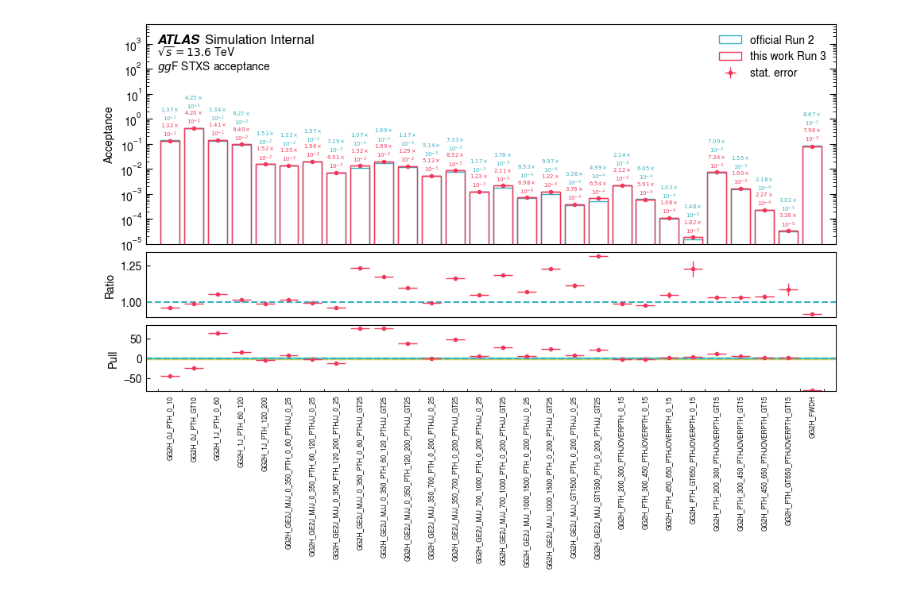
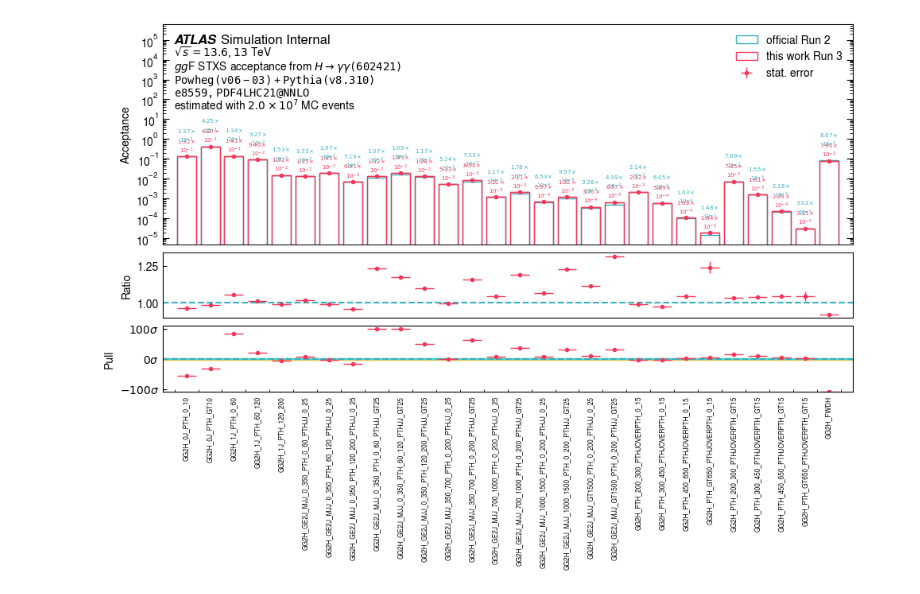
Before and after one commit to Dqixol/higgs_xs_determination, a Jupyter notebook: stxs_plot.ipynb, the cells around one changed output. Cells and saved outputs as stored; diff of their text form; code cells hidden in the pictures.

Commit message:
add counts and more stats

```diff
--- a/stxs_plot.ipynb
+++ b/stxs_plot.ipynb
@@ -1,9 +1,15 @@
 # %%
+def parse_scientific_split(float_number, precision=2):
+    float_str = f"{float_number:.{precision}e}"
+    base, exponent = float_str.split('e')
+    exponent = int(exponent)
+    return f'${base}\\times$\n' + '$10^{' + str(exponent) + '}$'
+
 def parse_scientific(float_number, precision=2):
     float_str = f"{float_number:.{precision}e}"
     base, exponent = float_str.split('e')
     exponent = int(exponent)
-    return f'${base}\\times$\n' + '$10^{' + str(exponent) + '}$'
+    return f'${base}\\times 10^{{{exponent}}}$'
 # %%
 import numpy as np
 dark_pink = tuple(np.array([242, 56,  90 , 255]) / 255.)
@@ -24,24 +30,37 @@ atlasify.SUB_FONT_SIZE = 10
 # plt.rcParams["font.family"] = "monospace"
 
 channels =  [
-    ("mc20_ggf_hyy" , '$gg$F'),
-    ("mc20_vbf_hyy" , 'VBF'),
-    ('mc20_wh_hyy'  , '$WH$'),
-    ('mc20_qqzh_hyy', '$qq\\to ZH$'),
-    ('mc20_ggzh_hyy', '$gg\\to ZH$'),
-    ('mc20_tth_hyy' , '$t\\bar{t}H$'),
-    ("mc23_ggf_hyy" , '$gg$F'),
-    ("mc23_vbf_hyy" , 'VBF'),
-    ('mc23_wh_hyy'  , '$WH$'),
-    ('mc23_qqzh_hyy', '$qq\\to ZH$'),
-    ('mc23_ggzh_hyy', '$gg\\to ZH$'),
-    ('mc23_tth_hyy' , '$t\\bar{t}H$'),
+    ("mc20_ggf_hyy" , '$gg$F'       , 'e5607', '343981'),
+    ("mc20_vbf_hyy" , 'VBF'         , 'e6970', '346214'),
+    ('mc20_wh_hyy'  , '$WH$'        , 'e5734', '345317/8'),
+    ('mc20_qqzh_hyy', '$qq\\to ZH$' , 'e5743', '345319'),
+    ('mc20_ggzh_hyy', '$gg\\to ZH$' , 'e5762', '345061'),
+    ('mc20_tth_hyy' , '$t\\bar{t}H$', 'e7488', '346525'),
+    ("mc23_ggf_hyy" , '$gg$F'       , 'e8559', '602421'),
+    ("mc23_vbf_hyy" , 'VBF'         , 'e8559', '601482'),
+    ('mc23_wh_hyy'  , '$WH$'        , 'e8559', '601483/4'),
+    ('mc23_qqzh_hyy', '$qq\\to ZH$' , 'e8559', '601523'),
+    ('mc23_ggzh_hyy', '$gg\\to ZH$' , 'e8559', '601522'),
+    ('mc23_tth_hyy' , '$t\\bar{t}H$', 'e8559', '602422'),
 ]
 
-for channel, label in channels:
+
+generator_version_text = {
+    'e8559' : 'Powheg(v06-03)+Pythia(v8.310)',
+    'e5607' : 'Powheg(v2.r3133)+Pythia(v8.212)', #+EvtGen(v1.2.0)
+    'e6970' : 'Powheg+Pythia(v8)', #+EvtGen
+    'e5734' : 'Powheg+Pythia(v8.212)', #+EvtGen(v1.2.0)
+    'e5743' : 'Powheg+Pythia(v8.212)', #+EvtGen(v1.2.0)
+    'e5762' : 'Powheg(v2.r3133)+Pythia(v8.212)', #+EvtGen(v1.2.0)
+    'e7488' : 'Powheg+Pythia(v8.235)', #+EvtGen(v1.6.0)
+}
+
+for channel, label, etag, dsid in channels:
     run = 2 if 'mc20' in channel else 3
     pdf_values = pd.read_csv(f"res_stxs/{channel}.csv")
     pdf_error = pd.read_csv(f"res_stxs/{channel}_error.csv")
+    pdf_count = pd.read_csv(f"res_stxs/{channel}_count.csv")
+    count_all = pdf_count['ALL'][0]
 
     official = {key.upper() : val for key, val in libPy.official_1_2_fine_run2[channel.split('_')[1]].items()}
     mine = pdf_values.iloc[0]
@@ -59,22 +78,34 @@ for channel, label in channels:
     comp_df = comp_df.reset_index()
     comp_df.columns = ['STXS_bins', 'official', 'mine', 'mine_stat_error', 'diff', 'diff_ratio', 'diff_ratio_error']
 
-
-    fig, ax = plt.subplots(figsize=(comp_df.shape[0]*0.4 if comp_df.shape[0]*0.4 > 15*0.4 else 15*0.4, 6))
+    min_width = 15
+    fig, ax = plt.subplots(figsize=(comp_df.shape[0]*0.4 if comp_df.shape[0]*0.4 > min_width*0.4 else min_width*0.4, 6))
     x_val = np.arange(comp_df.shape[0])
     x_ticks = list(comp_df['STXS_bins'])
     ax.bar(x_val, comp_df['official'], label='official Run 2', color='#00000000', edgecolor=medium_turquoise, width=0.8, align='center')
     ax.bar(x_val, comp_df['mine'], label=f'this work Run {run}', color='#00000000', edgecolor=dark_pink, width=0.8, align='center')
     ax.errorbar(x_val, comp_df['mine'], yerr=comp_df['mine_stat_error'], xerr=0.4, fmt='o', mfc=dark_pink, mec=dark_pink, ms=3, ecolor=dark_pink, elinewidth=1.0, label='stat. error')
     for idx, row in comp_df.iterrows():
-        ax.text(idx, max(row['official'], row['mine'])*1.2, parse_scientific(row['mine']), ha='center', va='bottom', fontsize=5, color=dark_pink, style='oblique')
-        ax.text(idx, max(row['official'], row['mine'])*25, parse_scientific(row['official']), ha='center', va='top', fontsize=5, color=medium_turquoise, style='oblique')
+        ax.text(idx, max(row['official'], row['mine'])*1.2, parse_scientific_split(row['mine']), ha='center', va='bottom', fontsize=5, color=dark_pink, style='oblique')
+        ax.text(idx, max(row['official'], row['mine'])*30,  parse_scientific_split(row['official']), ha='center', va='top', fontsize=5, color=medium_turquoise, style='oblique')
     ax.set_ylabel('Acceptance')
     ax.legend(fancybox=False, framealpha=0.0)
-    ax.set_ylim(1e-5, 1e4)
+    ax.set_ylim(5e-6, 1e6)
     ax.semilogy()
     ax.get_xaxis().set_visible(False)
-    atlasify.atlasify('Simulation Internal', ('$\\sqrt{s}=13.6$ TeV\n' if run == 3 else '$\\sqrt{s}=13$ TeV\n') + f'{label} STXS acceptance', enlarge=0.6, axes=ax)
+
+    sqrt_s_text = ('$\\sqrt{s}=13.6, 13$ TeV\n' if run == 3 else '$\\sqrt{s}=13$ TeV\n')
+    channel_text = f'{label} STXS acceptance from $H\\to\\gamma\\gamma \\mathtt{{({dsid})}}$\n'
+    generator_text = f'$\\mathtt{{{generator_version_text[etag]}}}$\n'
+    run2_pdf_text = f'$\\mathtt{{{etag}, PDF4LHC@NLO}}$\n' if 'ggf' not in channel else f'$\\mathtt{{{etag}, PDF4LHC@NNLO}}$\n'
+    run3_pdf_text = f'$\\mathtt{{{etag}, PDF4LHC21@NLO}}$\n' if 'ggf' not in channel else f'$\\mathtt{{{etag}, PDF4LHC21@NNLO}}$\n'
+    n_evt_text = f'estimated with {parse_scientific(count_all, 1)} MC events\n'
+
+    atlasify.atlasify(
+        'Simulation Internal',
+        sqrt_s_text + channel_text + generator_text + (run2_pdf_text if run == 2 else run3_pdf_text) + n_evt_text,
+        enlarge=0.6,
+        axes=ax)
     divider = make_axes_locatable(ax)
     ax_ratio = divider.append_axes("bottom", size="30%", pad=0.1, sharex=ax)
     ax_ratio.axhline(1, color=medium_turquoise, linestyle='--')
@@ -82,16 +113,16 @@ for channel, label in channels:
     ax_ratio.set_ylabel('Ratio')
     ax_ratio.get_xaxis().set_visible(False)
     ax_pull = divider.append_axes("bottom", size="30%", pad=0.1, sharex=ax)
-    if comp_df.shape[0] < 15:
-        x_min = -(15 - comp_df.shape[0])/2
-        x_max = comp_df.shape[0] + (15 - comp_df.shape[0])/2 - 1
+    if comp_df.shape[0] < min_width:
+        x_min = -(min_width - comp_df.shape[0])/2
+        x_max = comp_df.shape[0] + (min_width - comp_df.shape[0])/2 - 1
     else:
         x_min = -1
         x_max = comp_df.shape[0]
     ax_pull.set_xlim(x_min, x_max)
-    ax_pull.axhline(0, color=medium_turquoise, linestyle='--', zorder=0)
-    ax_pull.fill_between([x_min, x_max], -2, 2, color=dark_yellow)
-    ax_pull.fill_between([x_min, x_max], -1, 1, color=light_turquoise)
+    ax_pull.fill_between([x_min, x_max], -2, 2, color=dark_yellow, zorder=0)
+    ax_pull.fill_between([x_min, x_max], -1, 1, color=light_turquoise, zorder=1)
+    ax_pull.axhline(0, color=medium_turquoise, linestyle='--', zorder=2)
     pull_values = (comp_df['mine'] - comp_df['official']) / comp_df['mine_stat_error']
     ax_pull.errorbar(x_val, pull_values, yerr=1, xerr=0.4, mfc=dark_pink, mec=dark_pink, ms=3, fmt='o', ecolor=dark_pink, elinewidth=1.0)
     ax_pull.set_ylabel('Pull')
@@ -110,6 +141,12 @@ for channel, label in channels:
     ax_pull.xaxis.set_minor_locator(
         MultipleLocator(0.5)
     )
+    if run == 2:
+        y_ticks = [-5, 0, 5]
+        ax_pull.yaxis.set_major_locator(FixedLocator(y_ticks))
+        ax_pull.set_yticklabels([f'${y_tick}\\sigma$' for y_tick in y_ticks])
+    else:
+        ax_pull.yaxis.set_major_formatter(lambda y, pos: f'${y:0.0f}\\sigma$')
     ax.set_xticklabels([]* comp_df.shape[0])
     ax_ratio.set_xticklabels(['']* comp_df.shape[0])
     ax_pull.set_xticklabels(x_ticks)
@@ -124 +161 @@ for channel, label in channels:
-[figure, old version]
+[figure, new version]
```
Also changed, not shown: parts of 1 cell of this notebook, 54 other files.
